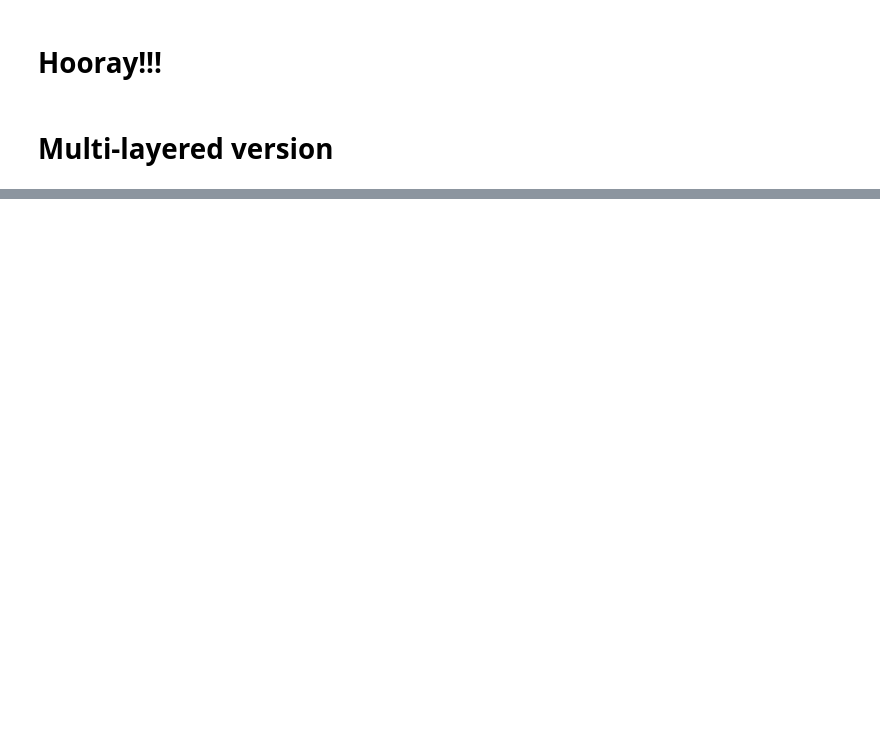
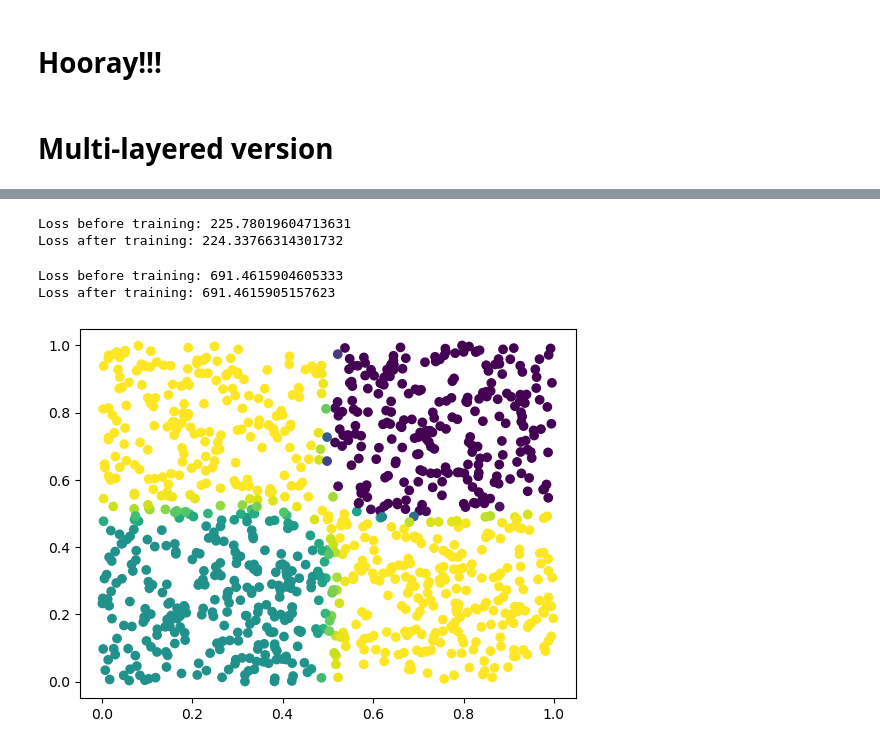
Before and after one commit to drusiecki/ml-notebooks, a Jupyter notebook: NN Intro.ipynb, the cells around one changed output, grey strips where cells are left out. Cells and saved outputs as stored; diff of their text form; code cells hidden in the pictures; blank space fills up the shorter version.

```diff
--- a/NN Intro.ipynb
+++ b/NN Intro.ipynb
@@ -329,0 +359,21 @@ ValueError: operands could not be broadcast together with shapes (6,1) (4,4)
+# %%
+print(f"Loss before training: {mlp.loss(X, y)}")
+mlp.train(X, y, lrate=0.01)
+print(f"Loss after training: {mlp.loss(X, y)}")
+# %% [output]
+Loss before training: 225.78019604713631
+Loss after training: 224.33766314301732
+# %%
+pc = PerceptronClassifier(3)
+# %%
+print(f"Loss before training: {pc.loss(X, y)}")
+pc.train(X, y)
+print(f"Loss after training: {pc.loss(X, y)}")
+# %% [output]
+Loss before training: 691.4615904605333
+Loss after training: 691.4615905157623
+# %%
+y_pred = mlp.predict(X)
+plt.scatter(X[:,0], X[:,1], c=y_pred);
+# %% [output]
+[figure, added]
```
Also changed, not shown: parts of 23 cells of this notebook.
